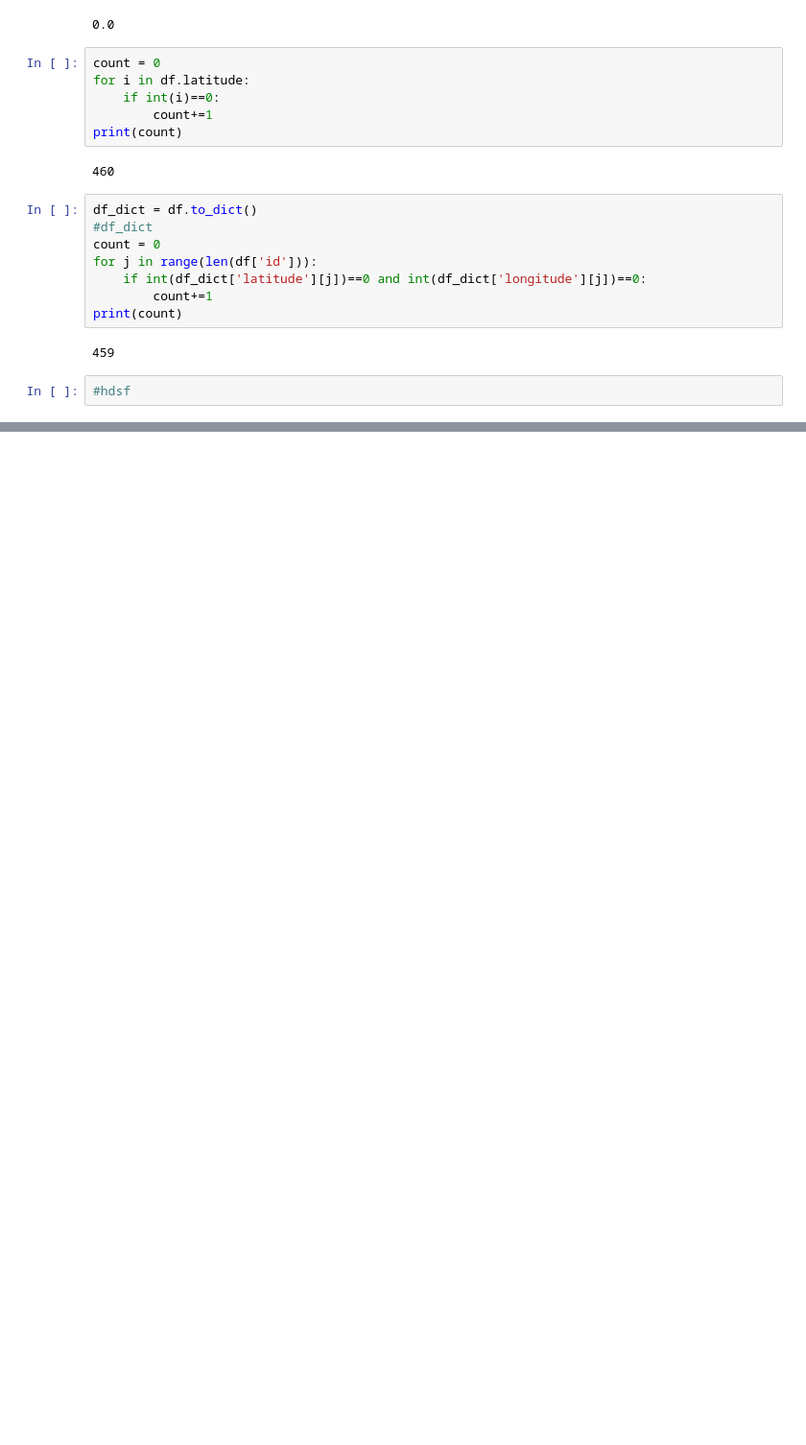
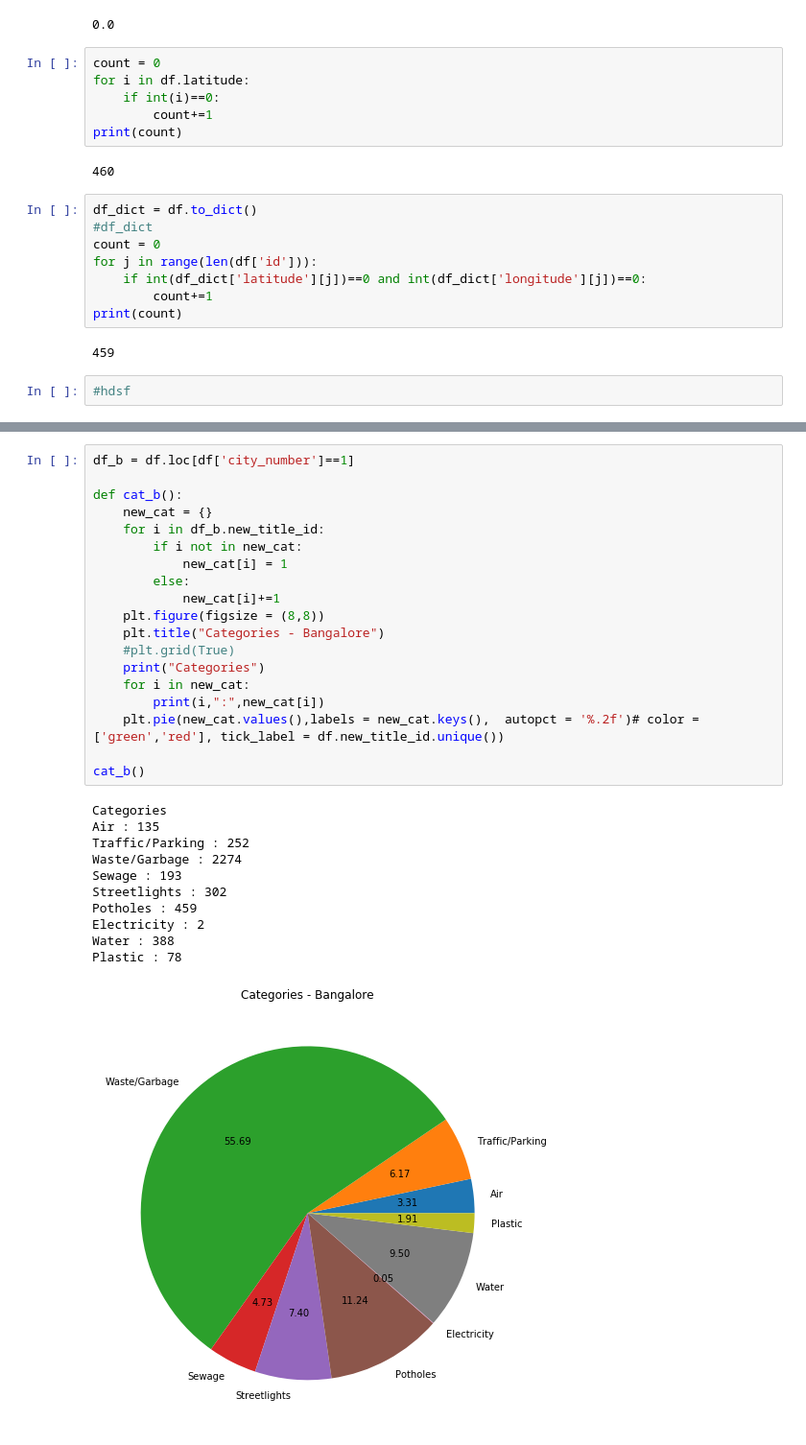
Before and after one commit to ShriyaShankar/Ward-Index, a Jupyter notebook: test.ipynb, the cells around one changed output, grey strips where cells are left out. Shown at 96% size. Saved outputs shown, nothing was run; the diff lists cells and outputs as text; blank space fills up the shorter version.

```diff
--- a/test.ipynb
+++ b/test.ipynb
@@ -375,0 +412,31 @@ print(count)
+# %%
+df_b = df.loc[df['city_number']==1]
+
+def cat_b():
+    new_cat = {}
+    for i in df_b.new_title_id:
+        if i not in new_cat:
+            new_cat[i] = 1
+        else:
+            new_cat[i]+=1
+    plt.figure(figsize = (8,8))
+    plt.title("Categories - Bangalore")
+    #plt.grid(True)
+    print("Categories")
+    for i in new_cat:
+        print(i,":",new_cat[i])
+    plt.pie(new_cat.values(),labels = new_cat.keys(),  autopct = '%.2f')# color = ['green','red'], tick_label = df.new_title_id.unique())
+
+cat_b()
+# %% [output]
+Categories
+Air : 135
+Traffic/Parking : 252
+Waste/Garbage : 2274
+Sewage : 193
+Streetlights : 302
+Potholes : 459
+Electricity : 2
+Water : 388
+Plastic : 78
+[figure, added]
```
Also changed, not shown: parts of 10 cells of this notebook, 1 other file.
